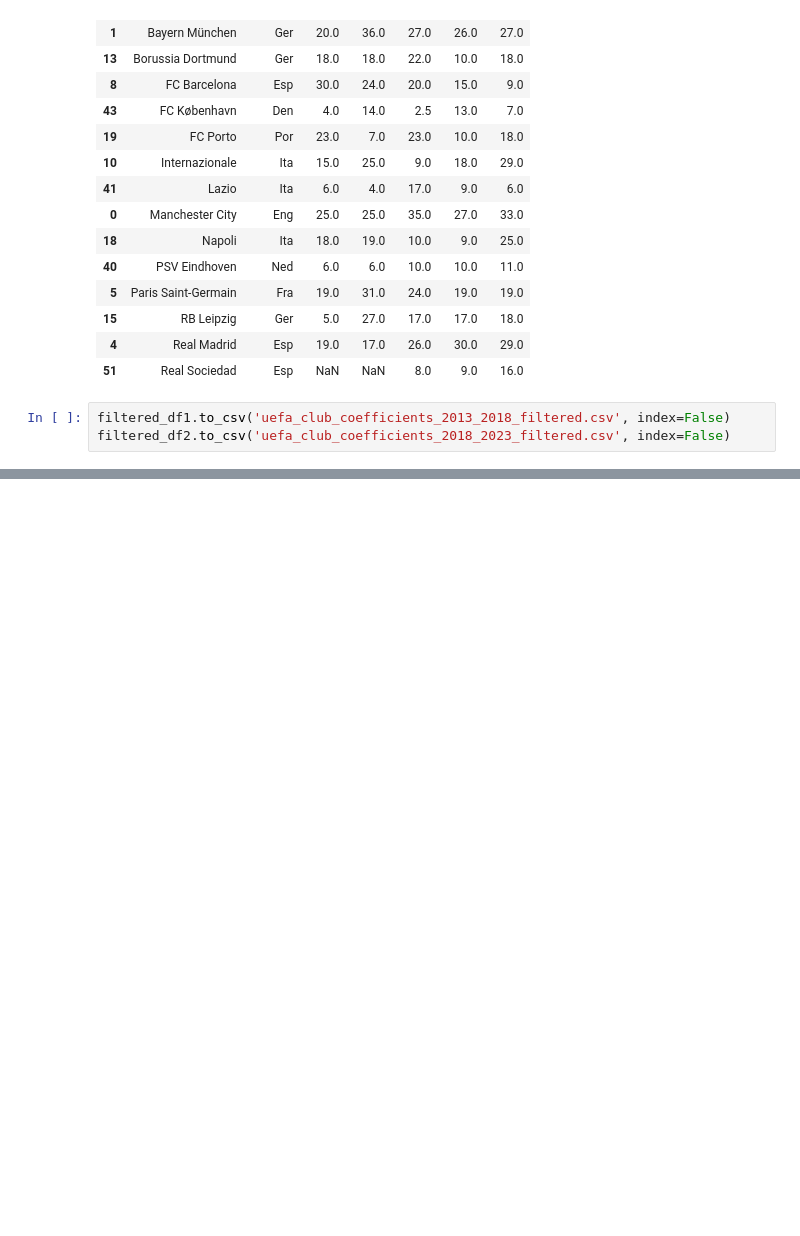
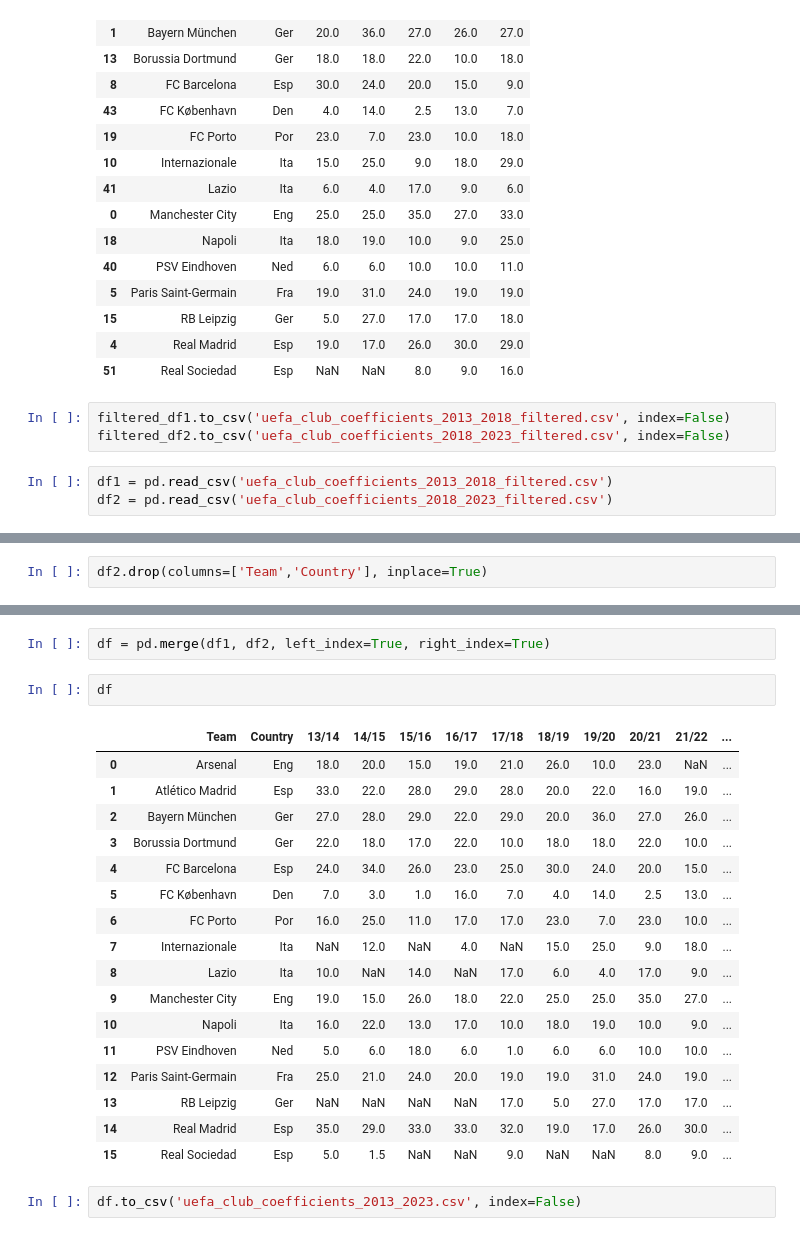
Before and after one commit to MiguelGG03/UEFA_CL_Predicciones, a Jupyter notebook: union de csv.ipynb, the cells around one changed output, grey strips where cells are left out. Drawn from its saved outputs; the diff is of its cells as text; blank space fills up the shorter version.

```diff
--- a/union de csv.ipynb
+++ b/union de csv.ipynb
@@ -128,3 +128,6 @@ filtered_df2
 # %%
 filtered_df1.to_csv('uefa_club_coefficients_2013_2018_filtered.csv', index=False)
 filtered_df2.to_csv('uefa_club_coefficients_2018_2023_filtered.csv', index=False)
+# %%
+df1 = pd.read_csv('uefa_club_coefficients_2013_2018_filtered.csv')
+df2 = pd.read_csv('uefa_club_coefficients_2018_2023_filtered.csv')
@@ -130,0 +174,2 @@ filtered_df2.to_csv('uefa_club_coefficients_2018_2023_filtered.csv', index=False
+# %%
+df2.drop(columns=['Team','Country'], inplace=True)
@@ -130,0 +196,24 @@ filtered_df2.to_csv('uefa_club_coefficients_2018_2023_filtered.csv', index=False
+# %%
+df = pd.merge(df1, df2, left_index=True, right_index=True)
+# %%
+df
+# %% [output]
+|  | Team | Country | 13/14 | 14/15 | 15/16 | 16/17 | 17/18 | 18/19 | 19/20 | 20/21 | 21/22 | ... |
+| 0 | Arsenal | Eng | 18.0 | 20.0 | 15.0 | 19.0 | 21.0 | 26.0 | 10.0 | 23.0 | NaN | ... |
+| 1 | Atlético Madrid | Esp | 33.0 | 22.0 | 28.0 | 29.0 | 28.0 | 20.0 | 22.0 | 16.0 | 19.0 | ... |
+| 2 | Bayern München | Ger | 27.0 | 28.0 | 29.0 | 22.0 | 29.0 | 20.0 | 36.0 | 27.0 | 26.0 | ... |
+| 3 | Borussia Dortmund | Ger | 22.0 | 18.0 | 17.0 | 22.0 | 10.0 | 18.0 | 18.0 | 22.0 | 10.0 | ... |
+| 4 | FC Barcelona | Esp | 24.0 | 34.0 | 26.0 | 23.0 | 25.0 | 30.0 | 24.0 | 20.0 | 15.0 | ... |
+| 5 | FC København | Den | 7.0 | 3.0 | 1.0 | 16.0 | 7.0 | 4.0 | 14.0 | 2.5 | 13.0 | ... |
+| 6 | FC Porto | Por | 16.0 | 25.0 | 11.0 | 17.0 | 17.0 | 23.0 | 7.0 | 23.0 | 10.0 | ... |
+| 7 | Internazionale | Ita | NaN | 12.0 | NaN | 4.0 | NaN | 15.0 | 25.0 | 9.0 | 18.0 | ... |
+| 8 | Lazio | Ita | 10.0 | NaN | 14.0 | NaN | 17.0 | 6.0 | 4.0 | 17.0 | 9.0 | ... |
+| 9 | Manchester City | Eng | 19.0 | 15.0 | 26.0 | 18.0 | 22.0 | 25.0 | 25.0 | 35.0 | 27.0 | ... |
+| 10 | Napoli | Ita | 16.0 | 22.0 | 13.0 | 17.0 | 10.0 | 18.0 | 19.0 | 10.0 | 9.0 | ... |
+| 11 | PSV Eindhoven | Ned | 5.0 | 6.0 | 18.0 | 6.0 | 1.0 | 6.0 | 6.0 | 10.0 | 10.0 | ... |
+| 12 | Paris Saint-Germain | Fra | 25.0 | 21.0 | 24.0 | 20.0 | 19.0 | 19.0 | 31.0 | 24.0 | 19.0 | ... |
+| 13 | RB Leipzig | Ger | NaN | NaN | NaN | NaN | 17.0 | 5.0 | 27.0 | 17.0 | 17.0 | ... |
+| 14 | Real Madrid | Esp | 35.0 | 29.0 | 33.0 | 33.0 | 32.0 | 19.0 | 17.0 | 26.0 | 30.0 | ... |
+| 15 | Real Sociedad | Esp | 5.0 | 1.5 | NaN | NaN | 9.0 | NaN | NaN | 8.0 | 9.0 | ... |
+# %%
+df.to_csv('uefa_club_coefficients_2013_2023.csv', index=False)
```
Also changed, not shown: parts of 3 cells of this notebook, 1 other file.
